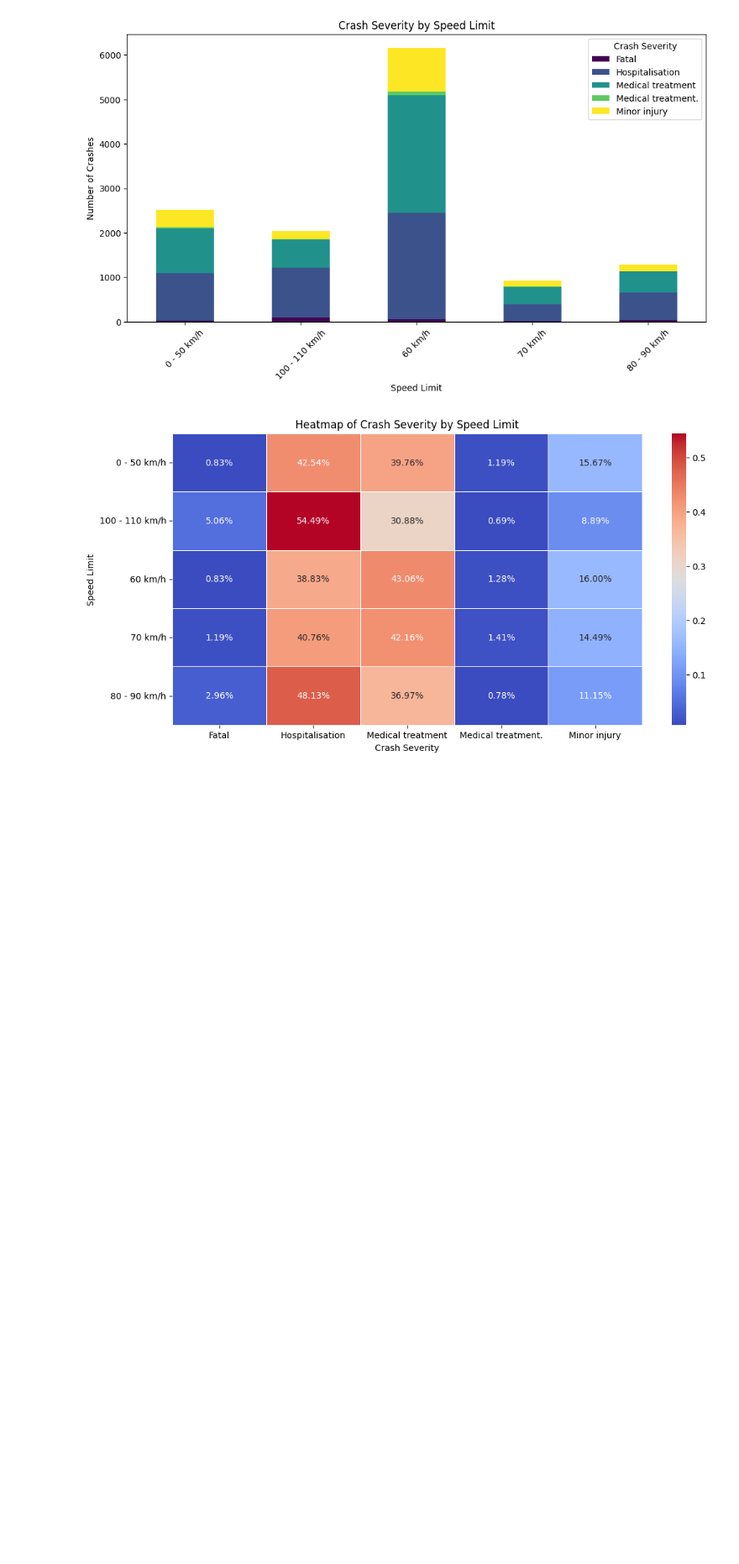
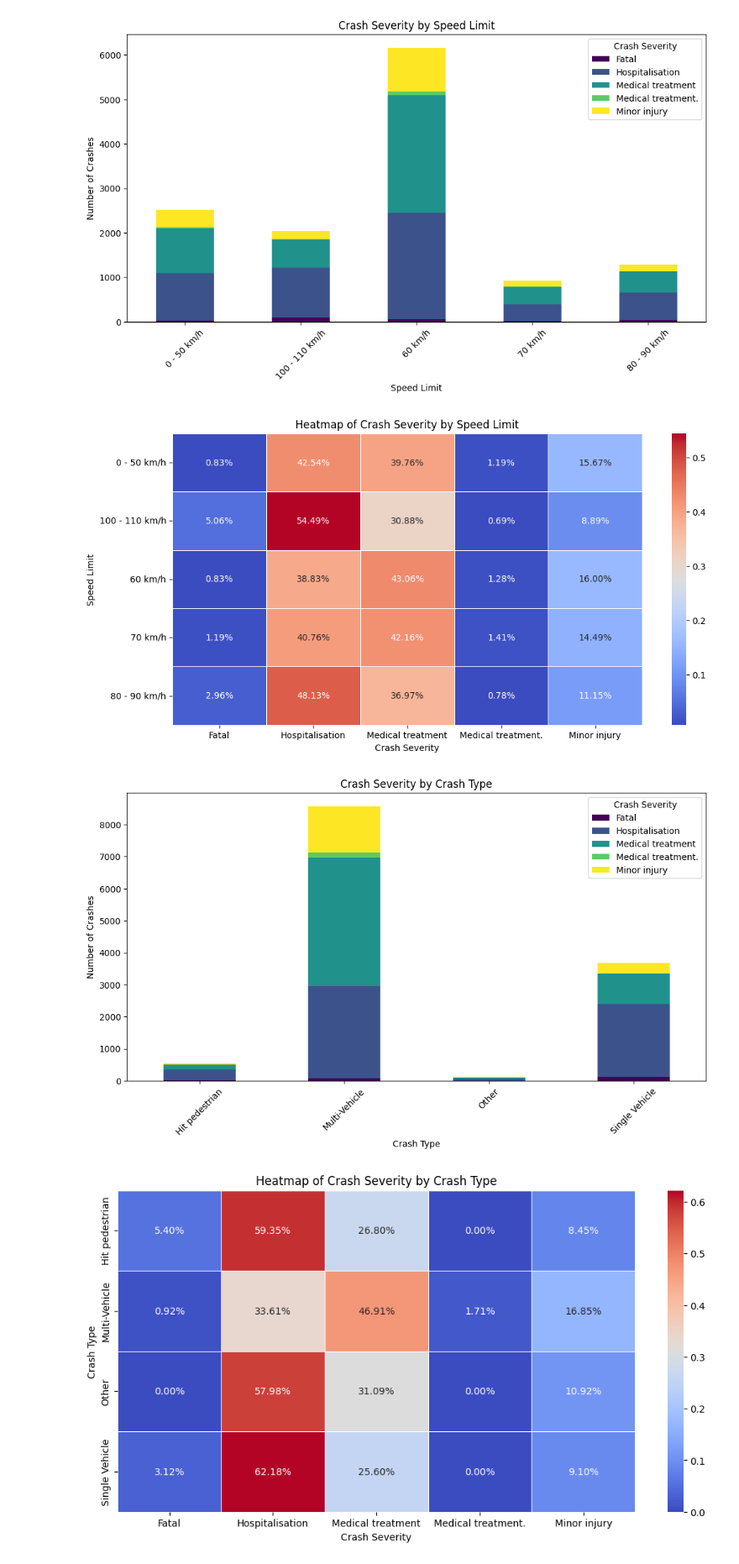
Before and after one commit to TrazZed/QLD2018-Crash-Data-Analysis, a Jupyter notebook: data_analysis.ipynb, the cells around one changed output. Shown: that part at 84% size. Cells and saved outputs as stored; diff of their text form; code cells hidden in the pictures; blank space fills up the shorter version.

Commit message:
Further visualisations implemented

```diff
--- a/data_analysis.ipynb
+++ b/data_analysis.ipynb
@@ -54,3 +55,33 @@ plt.show()
 # %% [output]
 [figure]
 [figure]
+# %%
+# The relationship between Crash Type and Crash Severity. For example, what types of crashes produce the most or least severe outcomes.
+# Create pivot table for stacked bar chart
+severity_counts = crash_facts.pivot_table(index="Crash_Type", columns="Crash_Severity", aggfunc="size", fill_value=0)
+
+# Plot
+severity_counts.plot(kind="bar", stacked=True, figsize=(12, 6), colormap="viridis")
+plt.xlabel("Crash Type")
+plt.ylabel("Number of Crashes")
+plt.title("Crash Severity by Crash Type")
+plt.legend(title="Crash Severity")
+plt.xticks(rotation=45)
+plt.savefig("visualisations/severity_type_bar.png")
+plt.show()
+
+
+# For the heatmap, normalise the data to remove bias of areas with more total crashes due to more traffic.
+heatmap_data = severity_counts.div(severity_counts.sum(axis=1), axis=0)
+
+# Plot heatmap
+plt.figure(figsize=(12, 6))
+sns.heatmap(heatmap_data, annot=True, fmt=".2%", cmap="coolwarm", linewidths=0.5)
+plt.xlabel("Crash Severity")
+plt.ylabel("Crash Type")
+plt.title("Heatmap of Crash Severity by Crash Type")
+plt.savefig("visualisations/severity_type_heat.png")
+plt.show()
+# %% [output]
+[figure, added]
+[figure, added]
```
Also changed, not shown: parts of 4 cells of this notebook, 6 other files.
